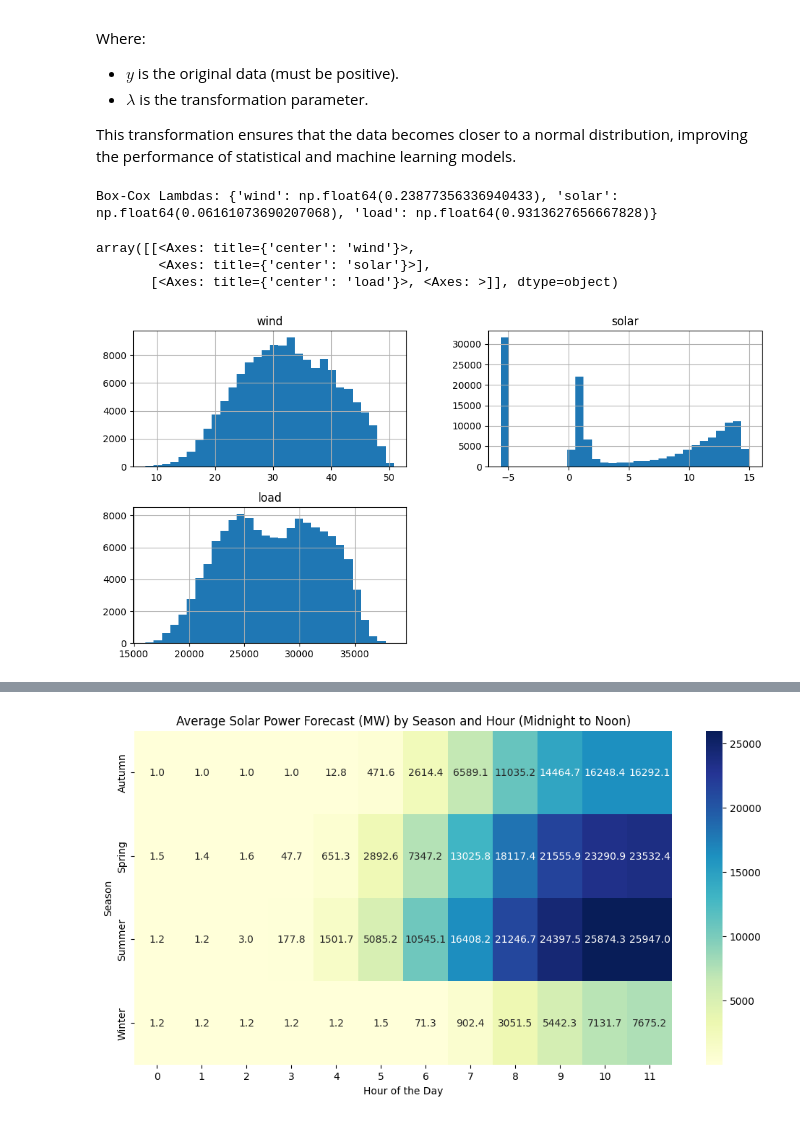
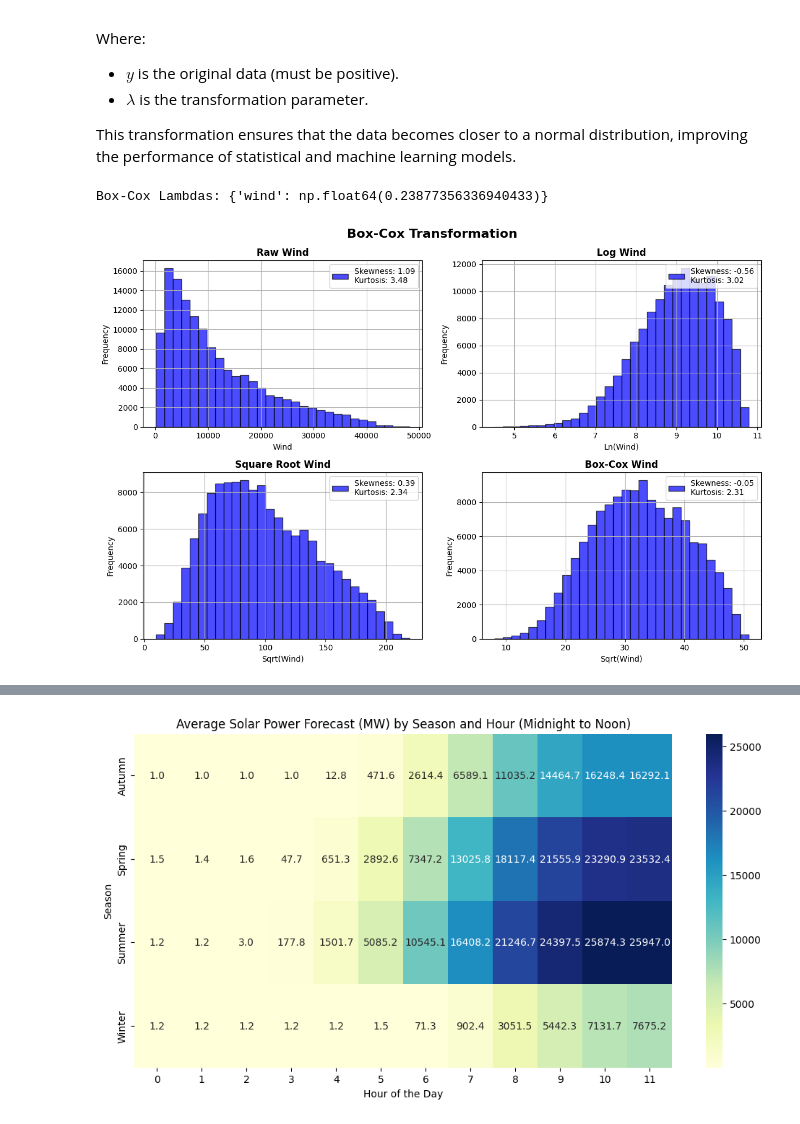
Before and after one commit to anthonymakarewicz/algo-electricity-trading, a Jupyter notebook: main.ipynb, the cells around one changed output, grey strips where cells are left out. Drawn from its saved outputs; the diff is of its cells as text; code cells hidden in the pictures.

```diff
--- a/main.ipynb
+++ b/main.ipynb
@@ -407,0 +729,12 @@ array([[<Axes: title={'center': 'wind'}>,
+# %%
+plot_configs_wind_sqrt = {
+    "wind_sqrt": {
+        "title": "Square Root Wind",
+        "label": "Sqrt(Wind)",
+        "color": "blue"
+    }
+}
+plot_configs_wind.update(plot_configs_wind_sqrt)
+
+df["wind_sqrt"] = np.sqrt(df["wind"])
+plot_histograms(df[["wind", "wind_sqrt"]], title="Raw vs Square Root Transformation", plot_configs=plot_configs_wind)
@@ -443,38 +766,40 @@ Where:
 
 This transformation ensures that the data becomes closer to a normal distribution, improving the performance of statistical and machine learning models.
 # %%
-from scipy.stats import boxcox
-
-def apply_boxcox(df, columns):
+def apply_boxcox(df, columns, espilon=1e-3):
     """
-    Apply Box-Cox transformation to specified columns in a DataFrame.
+    Apply Box-Cox transformation with correction for 0 values to specified columns in a DataFrame.
 
     Args:
         df (pd.DataFrame): Input DataFrame.
         columns (list): List of column names to apply Box-Cox transformation.
 
     Returns:
         pd.DataFrame: DataFrame with transformed columns and Box-Cox lambdas.
     """
     box_cox_transform = pd.DataFrame(index=df.index, columns=columns)
     boxcox_lambdas = {}
 
     for col in columns:
         transformed_col = df[col]
         if (df[col] <= 0).any():
-            transformed_col += 1e-3
-
+            transformed_col += espilon
         box_cox_transform[col], boxcox_lambdas[col] = boxcox(transformed_col)
 
     return box_cox_transform, boxcox_lambdas
 
-transformed_df, boxcox_lambdas = apply_boxcox(df, regressors)
+plot_configs_wind_boxcox = {
+    "wind_boxcox": {
+        "title": "Box-Cox Wind",
+        "label": "Sqrt(Wind)",
+        "color": "blue"
+    }
+}
+plot_configs_wind.update(plot_configs_wind_boxcox)
+
+df["wind_boxcox"], boxcox_lambdas = apply_boxcox(df, ["wind"])
 print("Box-Cox Lambdas:", boxcox_lambdas)
-
-transformed_df.hist(figsize=(12, 6), bins=30)
+plot_histograms(df[plot_configs_wind.keys()], title="Box-Cox Transformation", plot_configs=plot_configs_wind)
 # %% [output]
-Box-Cox Lambdas: {'wind': np.float64(0.23877356336940433), 'solar': np.float64(0.06161073690207068), 'load': np.float64(0.9313627656667828)}
+Box-Cox Lambdas: {'wind': np.float64(0.23877356336940433)}
-array([[<Axes: title={'center': 'wind'}>,
-        <Axes: title={'center': 'solar'}>],
-       [<Axes: title={'center': 'load'}>, <Axes: >]], dtype=object)
-[figure, old version]
+[figure, new version]
```
Also changed, not shown: parts of 60 cells of this notebook.
